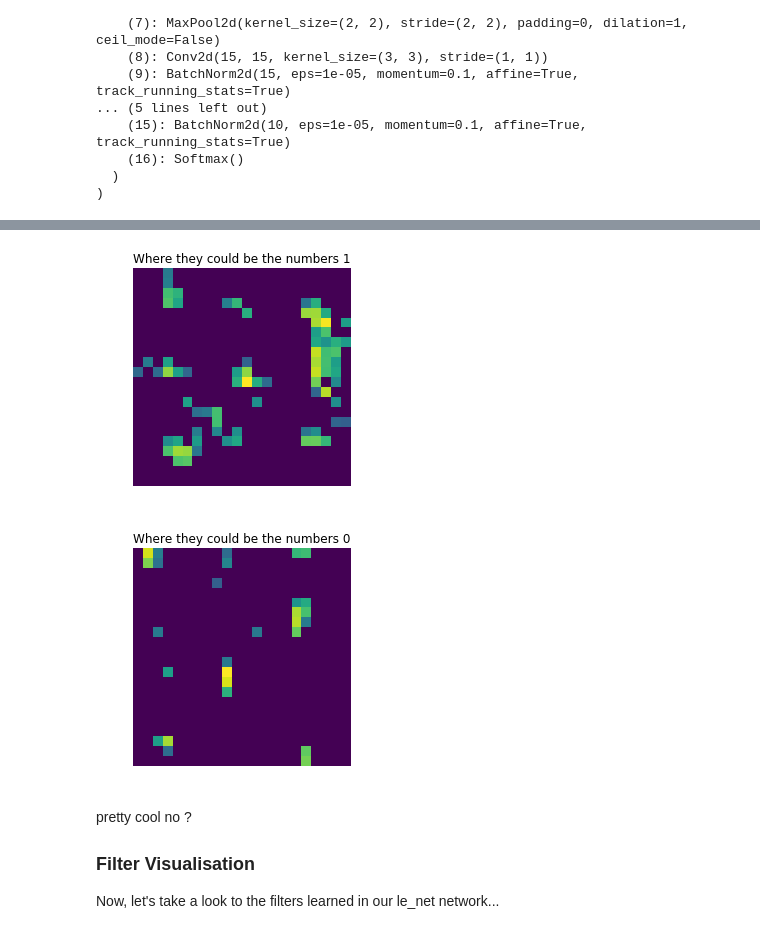
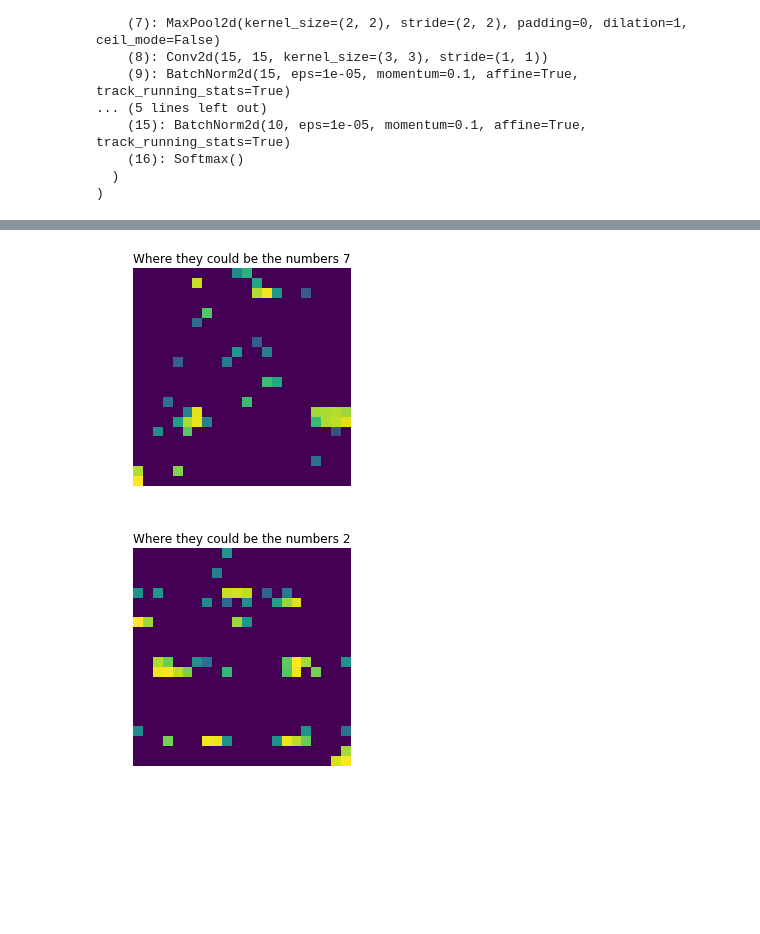
Before and after one commit to VieVie31/CV4Eya, a Jupyter notebook: 8_neural_networks/8_neural_networks.ipynb, the cells around one changed output, grey strips where cells are left out. Cells and saved outputs as stored; diff of their text form; code cells hidden in the pictures; blank space fills up the shorter version.

Commit message:
few stuff about neural networks ch8

```diff
--- a/8_neural_networks/8_neural_networks.ipynb
+++ b/8_neural_networks/8_neural_networks.ipynb
@@ -539,22 +560,16 @@ plt.show()
 #pass the all convolutionnal network on the image
 activation_maps = all_conv(torch.FloatTensor(image).view([1, 1, 28 * 4, 28 * 4])).detach().numpy()
 # %%
-plt.title("Where they could be the numbers 1")
+plt.title("Where they could be the numbers 7")
 plt.axis("off")
-plt.imshow(activation_maps[0, 1] * (activation_maps[0, 1] == activation_maps.max(0).max(0))) #keep only the max responses
+plt.imshow(activation_maps[0, 7] * (activation_maps[0, 7] == activation_maps.max(0).max(0))) #keep only the max responses
 plt.show()
 # %% [output]
-[figure, old version]
+[figure, new version]
 # %%
-plt.title("Where they could be the numbers 0")
+plt.title("Where they could be the numbers 2")
 plt.axis("off")
-plt.imshow(activation_maps[0, 0] * (activation_maps[0, 0] == activation_maps.max(0).max(0)))
+plt.imshow(activation_maps[0, 2] * (activation_maps[0, 2] == activation_maps.max(0).max(0)))
 plt.show()
 # %% [output]
-[figure, old version]
+[figure, new version]
-# %% [markdown]
-pretty cool no ?
-
-### Filter Visualisation
-
-Now, let's take a look to the filters learned in our le_net network...
```
Also changed, not shown: parts of 42 cells of this notebook.
